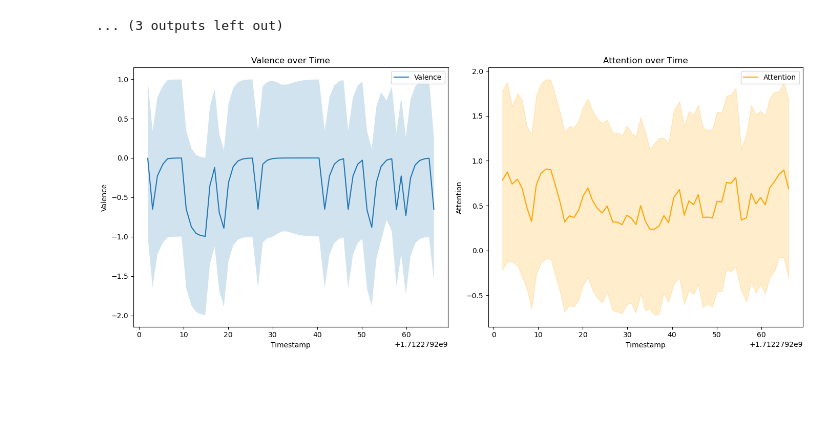
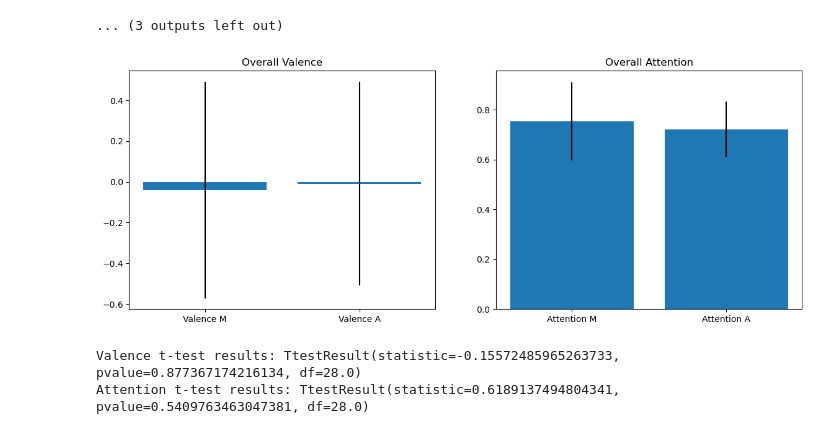
Before and after one commit to jweaths/Engagement-Analysis, a Jupyter notebook: mood_data_analysis.ipynb, the cells around one changed output. Cells and saved outputs as stored; diff of their text form; code cells hidden in the pictures; blank space fills up the shorter version.

Commit message:
Statistical Tests

```diff
--- a/mood_data_analysis.ipynb
+++ b/mood_data_analysis.ipynb
@@ -191,26 +191,49 @@ for base_name in set(name.replace('_M', '').replace('_A', '') for name in data_f
 [figure]
 [figure]
 ... (3 outputs left out)
-# %%
-# Plotting Valence and Attention over time
-plt.figure(figsize=(14, 6))
-plt.subplot(1, 2, 1)
-plt.plot(data1['Timestamp'], data1['valence'], label='Valence')
-plt.fill_between(data1['Timestamp'], data1['valence'] - data1['valence confidence'],
-                 data1['valence'] + data1['valence confidence'], alpha=0.2)
-plt.title('Valence over Time')
-plt.xlabel('Timestamp')
-plt.ylabel('Valence')
-plt.legend()
-plt.subplot(1, 2, 2)
-plt.plot(data1['Timestamp'], data1['attention'], label='Attention', color='orange')
-plt.fill_between(data1['Timestamp'], data1['attention'] - data1['attention confidence'],
-                 data1['attention'] + data1['attention confidence'], alpha=0.2, color='orange')
-plt.title('Attention over Time')
-plt.xlabel('Timestamp')
-plt.ylabel('Attention')
-plt.legend()
-plt.tight_layout()
-plt.show()
-# %% [output]
-[figure, removed]
+# %%
+import pandas as pd
+import matplotlib.pyplot as plt
+from scipy.stats import ttest_ind
+import numpy as np
+# Assuming data_frames is a dictionary containing all your data
+
+# Initialize dictionaries to hold overall results
+overall_valence = {'M': [], 'A': []}
+overall_attention = {'M': [], 'A': []}
+
+# Process each pair of data and accumulate the mean valence and attention
+for base_name in set(name[:-2] for name in data_frames):
+    df_m = data_frames[base_name + '_M']
+    df_a = data_frames[base_name + '_A']
+
+    # Compute mean valence and attention for both conditions
+    overall_valence['M'].append(df_m['valence'].mean())
+    overall_valence['A'].append(df_a['valence'].mean())
+    overall_attention['M'].append(df_m['attention'].mean())
+    overall_attention['A'].append(df_a['attention'].mean())
+
+# Perform t-tests to compare the means of the two conditions
+valence_ttest = ttest_ind(overall_valence['M'], overall_valence['A'])
+attention_ttest = ttest_ind(overall_attention['M'], overall_attention['A'])
+
+# Plot overall results for valence and attention
+fig, axs = plt.subplots(1, 2, figsize=(14, 5))
+
+axs[0].bar(['Valence M', 'Valence A'], [np.mean(overall_valence['M']), np.mean(overall_valence['A'])],
+           yerr=[np.std(overall_valence['M']), np.std(overall_valence['A'])])
+axs[0].set_title('Overall Valence')
+
+axs[1].bar(['Attention M', 'Attention A'], [np.mean(overall_attention['M']), np.mean(overall_attention['A'])],
+           yerr=[np.std(overall_attention['M']), np.std(overall_attention['A'])])
+axs[1].set_title('Overall Attention')
+
+plt.show()
+
+# Print t-test results
+print(f"Valence t-test results: {valence_ttest}")
+print(f"Attention t-test results: {attention_ttest}")
+# %% [output]
+[figure, added]
+Valence t-test results: TtestResult(statistic=-0.15572485965263733, pvalue=0.877367174216134, df=28.0)
+Attention t-test results: TtestResult(statistic=0.6189137494804341, pvalue=0.5409763463047381, df=28.0)
```
Also changed, not shown: parts of 4 cells of this notebook.
